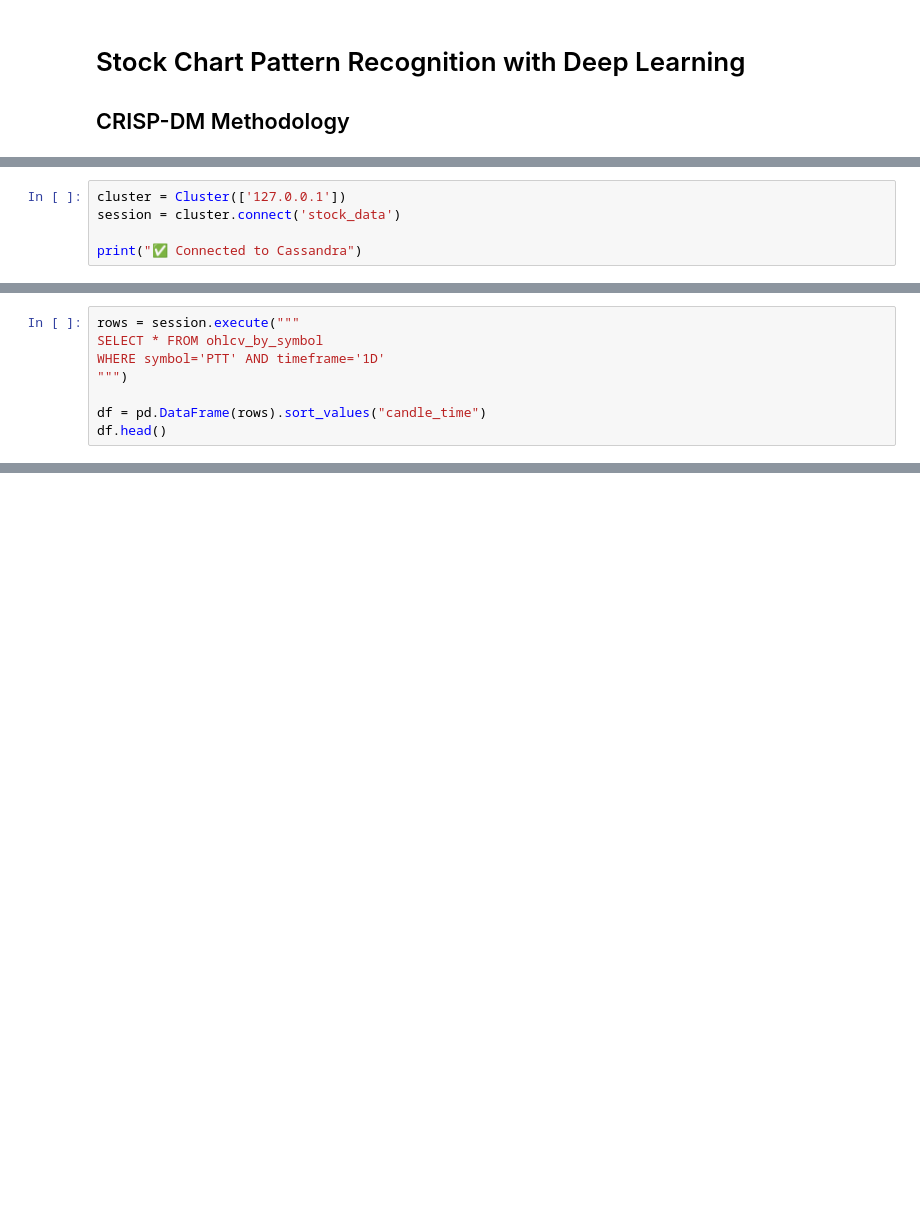
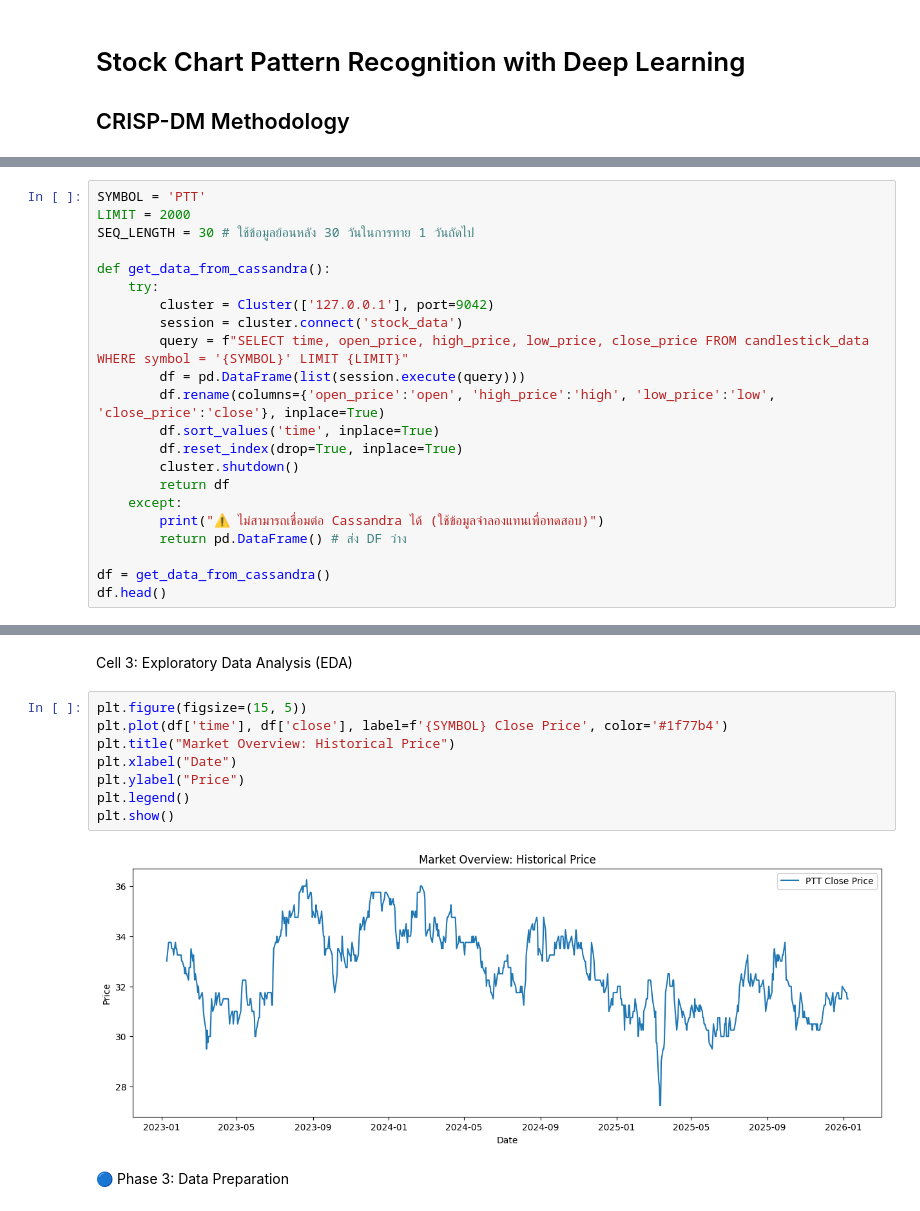
Before and after one commit to hilmanyusoh/Stock-market-chart-pattern-recognition-using-deep-learning, a Jupyter notebook: stock_pattern/code/detect_h&d_dl.ipynb, the cells around one changed output, grey strips where cells are left out. Cells and saved outputs as stored; diff of their text form; blank space fills up the shorter version.

```diff
--- a/stock_pattern/code/detect_h&d_dl.ipynb
+++ b/stock_pattern/code/detect_h&d_dl.ipynb
@@ -46,5 +3,0 @@ print("✅ Connected to SETTRADE API")
-# %%
-cluster = Cluster(['127.0.0.1'])
-session = cluster.connect('stock_data')
-
-print("✅ Connected to Cassandra")
@@ -80,8 +3,0 @@ for _, r in df.iterrows():
-# %%
-rows = session.execute("""
-SELECT * FROM ohlcv_by_symbol
-WHERE symbol='PTT' AND timeframe='1D'
-""")
-
-df = pd.DataFrame(rows).sort_values("candle_time")
-df.head()
@@ -221,0 +29,22 @@ VALUES (%s, %s, toTimestamp(now()), %s)
+# %%
+SYMBOL = 'PTT'
+LIMIT = 2000
+SEQ_LENGTH = 30 # ใช้ข้อมูลย้อนหลัง 30 วันในการทาย 1 วันถัดไป
+
+def get_data_from_cassandra():
+    try:
+        cluster = Cluster(['127.0.0.1'], port=9042)
+        session = cluster.connect('stock_data')
+        query = f"SELECT time, open_price, high_price, low_price, close_price FROM candlestick_data WHERE symbol = '{SYMBOL}' LIMIT {LIMIT}"
+        df = pd.DataFrame(list(session.execute(query)))
+        df.rename(columns={'open_price':'open', 'high_price':'high', 'low_price':'low', 'close_price':'close'}, inplace=True)
+        df.sort_values('time', inplace=True)
+        df.reset_index(drop=True, inplace=True)
+        cluster.shutdown()
+        return df
+    except:
+        print("⚠️ ไม่สามารถเชื่อมต่อ Cassandra ได้ (ใช้ข้อมูลจำลองแทนเพื่อทดสอบ)")
+        return pd.DataFrame() # ส่ง DF ว่าง
+
+df = get_data_from_cassandra()
+df.head()
@@ -221,0 +58,14 @@ VALUES (%s, %s, toTimestamp(now()), %s)
+# %% [markdown]
+Cell 3: Exploratory Data Analysis (EDA)
+# %%
+plt.figure(figsize=(15, 5))
+plt.plot(df['time'], df['close'], label=f'{SYMBOL} Close Price', color='#1f77b4')
+plt.title("Market Overview: Historical Price")
+plt.xlabel("Date")
+plt.ylabel("Price")
+plt.legend()
+plt.show()
+# %% [output]
+[figure, added]
+# %% [markdown]
+🔵 Phase 3: Data Preparation
```
Also changed, not shown: parts of 66 cells of this notebook, 3 other files.
